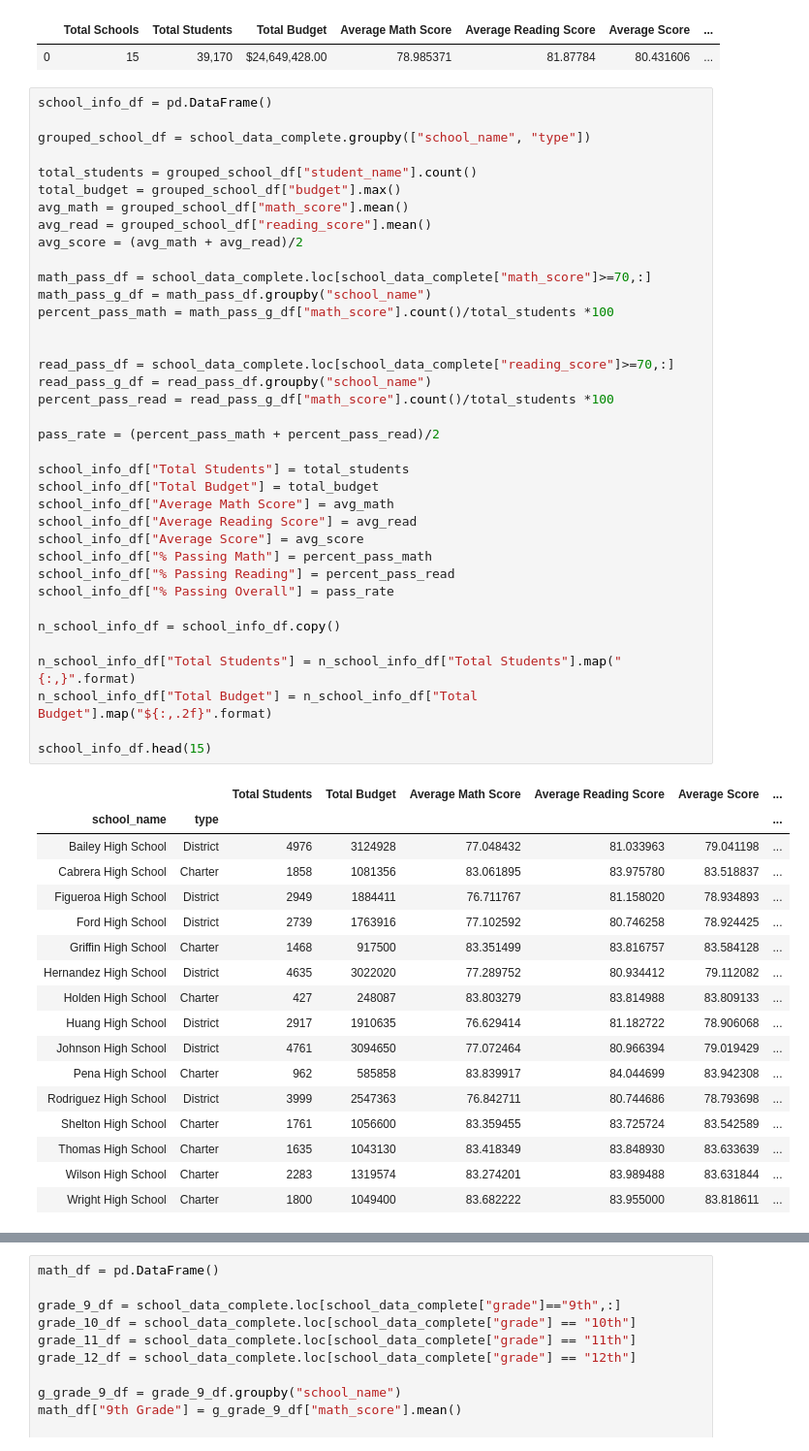
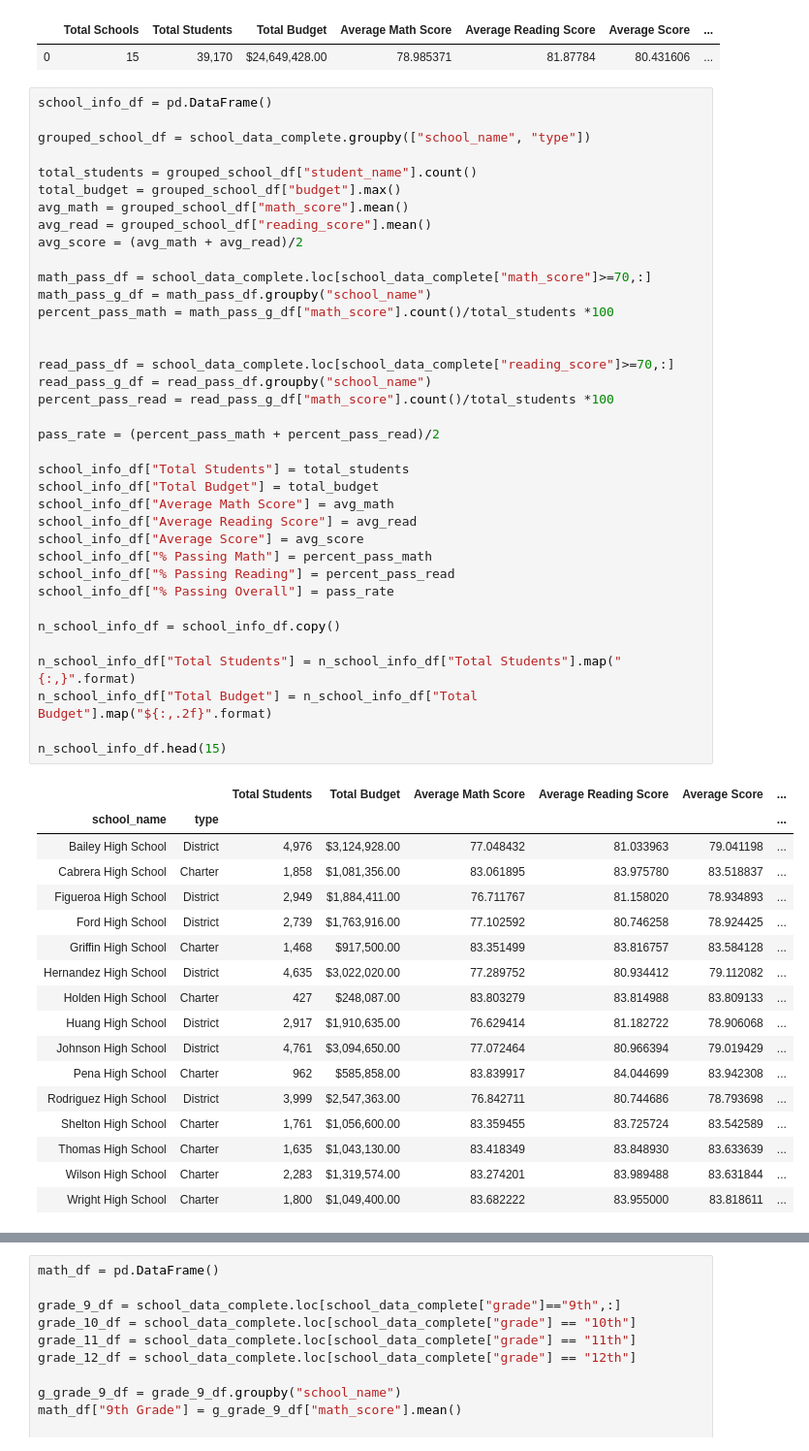
Before and after one commit to gpfundt/pandas-challenge, a Jupyter notebook: PyCitySchools/pandas-challenge.ipynb, the cells around one changed output, grey strips where cells are left out. Shown at 97% size. Saved outputs shown, nothing was run; the diff lists cells and outputs as text.

```diff
--- a/PyCitySchools/pandas-challenge.ipynb
+++ b/PyCitySchools/pandas-challenge.ipynb
@@ -61,47 +61,47 @@ avg_read = grouped_school_df["reading_score"].mean()
 avg_score = (avg_math + avg_read)/2
 
 math_pass_df = school_data_complete.loc[school_data_complete["math_score"]>=70,:]
 math_pass_g_df = math_pass_df.groupby("school_name")
 percent_pass_math = math_pass_g_df["math_score"].count()/total_students *100
 
 
 read_pass_df = school_data_complete.loc[school_data_complete["reading_score"]>=70,:]
 read_pass_g_df = read_pass_df.groupby("school_name")
 percent_pass_read = read_pass_g_df["math_score"].count()/total_students *100
 
 pass_rate = (percent_pass_math + percent_pass_read)/2
 
 school_info_df["Total Students"] = total_students
 school_info_df["Total Budget"] = total_budget
 school_info_df["Average Math Score"] = avg_math
 school_info_df["Average Reading Score"] = avg_read
 school_info_df["Average Score"] = avg_score
 school_info_df["% Passing Math"] = percent_pass_math
 school_info_df["% Passing Reading"] = percent_pass_read
 school_info_df["% Passing Overall"] = pass_rate
 
 n_school_info_df = school_info_df.copy()
 
 n_school_info_df["Total Students"] = n_school_info_df["Total Students"].map("{:,}".format)
 n_school_info_df["Total Budget"] = n_school_info_df["Total Budget"].map("${:,.2f}".format)
 
-school_info_df.head(15)
+n_school_info_df.head(15)
 # %% [output]
 |  |  | Total Students | Total Budget | Average Math Score | Average Reading Score | Average Score | ... |
 | school_name | type |  |  |  |  |  | ... |
-| Bailey High School | District | 4976 | 3124928 | 77.048432 | 81.033963 | 79.041198 | ... |
-| Cabrera High School | Charter | 1858 | 1081356 | 83.061895 | 83.975780 | 83.518837 | ... |
-| Figueroa High School | District | 2949 | 1884411 | 76.711767 | 81.158020 | 78.934893 | ... |
-| Ford High School | District | 2739 | 1763916 | 77.102592 | 80.746258 | 78.924425 | ... |
-| Griffin High School | Charter | 1468 | 917500 | 83.351499 | 83.816757 | 83.584128 | ... |
-| Hernandez High School | District | 4635 | 3022020 | 77.289752 | 80.934412 | 79.112082 | ... |
-| Holden High School | Charter | 427 | 248087 | 83.803279 | 83.814988 | 83.809133 | ... |
-| Huang High School | District | 2917 | 1910635 | 76.629414 | 81.182722 | 78.906068 | ... |
-| Johnson High School | District | 4761 | 3094650 | 77.072464 | 80.966394 | 79.019429 | ... |
-| Pena High School | Charter | 962 | 585858 | 83.839917 | 84.044699 | 83.942308 | ... |
-| Rodriguez High School | District | 3999 | 2547363 | 76.842711 | 80.744686 | 78.793698 | ... |
-| Shelton High School | Charter | 1761 | 1056600 | 83.359455 | 83.725724 | 83.542589 | ... |
-| Thomas High School | Charter | 1635 | 1043130 | 83.418349 | 83.848930 | 83.633639 | ... |
-| Wilson High School | Charter | 2283 | 1319574 | 83.274201 | 83.989488 | 83.631844 | ... |
-| Wright High School | Charter | 1800 | 1049400 | 83.682222 | 83.955000 | 83.818611 | ... |
+| Bailey High School | District | 4,976 | $3,124,928.00 | 77.048432 | 81.033963 | 79.041198 | ... |
+| Cabrera High School | Charter | 1,858 | $1,081,356.00 | 83.061895 | 83.975780 | 83.518837 | ... |
+| Figueroa High School | District | 2,949 | $1,884,411.00 | 76.711767 | 81.158020 | 78.934893 | ... |
+| Ford High School | District | 2,739 | $1,763,916.00 | 77.102592 | 80.746258 | 78.924425 | ... |
+| Griffin High School | Charter | 1,468 | $917,500.00 | 83.351499 | 83.816757 | 83.584128 | ... |
+| Hernandez High School | District | 4,635 | $3,022,020.00 | 77.289752 | 80.934412 | 79.112082 | ... |
+| Holden High School | Charter | 427 | $248,087.00 | 83.803279 | 83.814988 | 83.809133 | ... |
+| Huang High School | District | 2,917 | $1,910,635.00 | 76.629414 | 81.182722 | 78.906068 | ... |
+| Johnson High School | District | 4,761 | $3,094,650.00 | 77.072464 | 80.966394 | 79.019429 | ... |
+| Pena High School | Charter | 962 | $585,858.00 | 83.839917 | 84.044699 | 83.942308 | ... |
+| Rodriguez High School | District | 3,999 | $2,547,363.00 | 76.842711 | 80.744686 | 78.793698 | ... |
+| Shelton High School | Charter | 1,761 | $1,056,600.00 | 83.359455 | 83.725724 | 83.542589 | ... |
+| Thomas High School | Charter | 1,635 | $1,043,130.00 | 83.418349 | 83.848930 | 83.633639 | ... |
+| Wilson High School | Charter | 2,283 | $1,319,574.00 | 83.274201 | 83.989488 | 83.631844 | ... |
+| Wright High School | Charter | 1,800 | $1,049,400.00 | 83.682222 | 83.955000 | 83.818611 | ... |
 # %%
```
Also changed, not shown: parts of 3 cells of this notebook.
